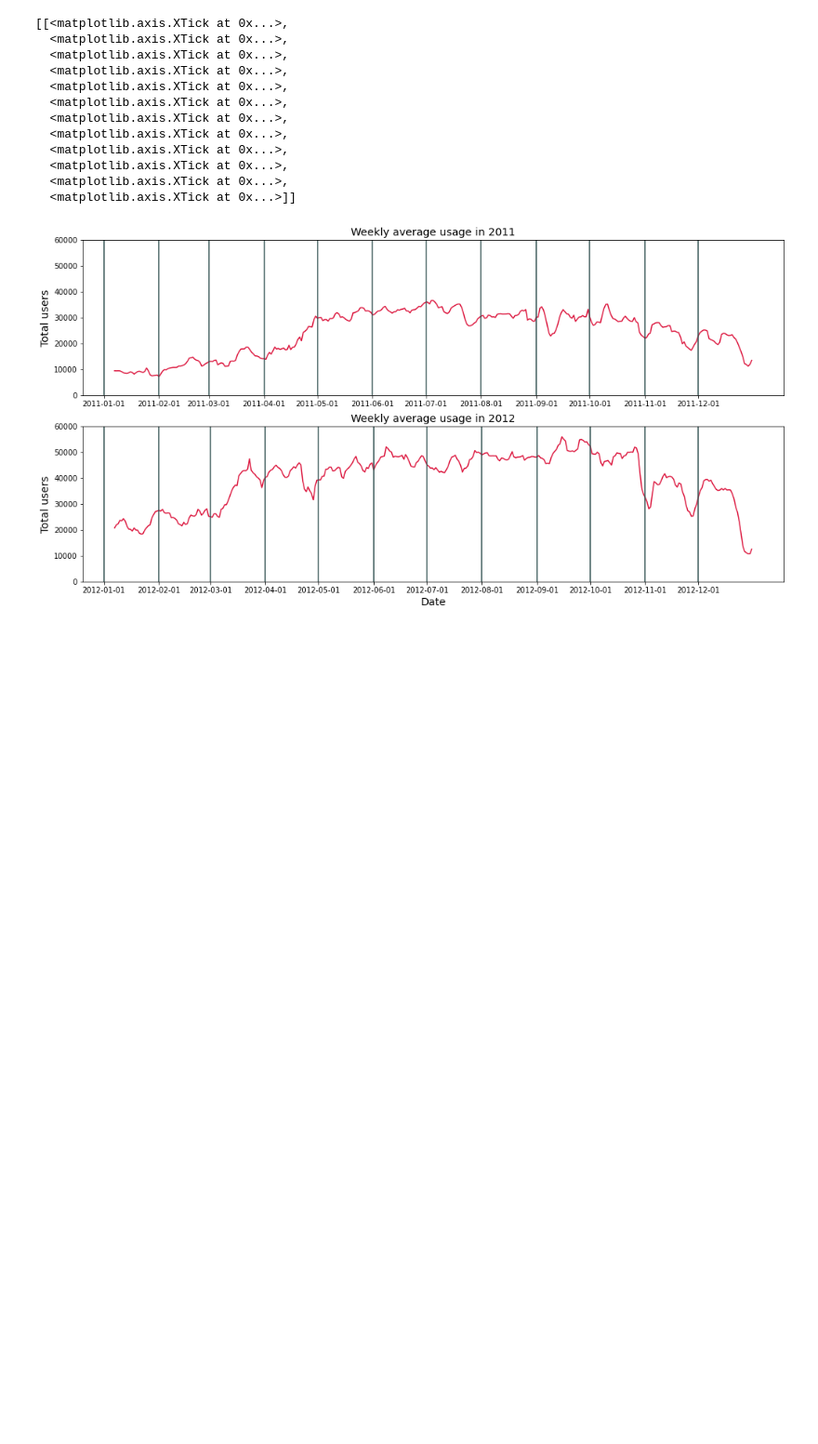
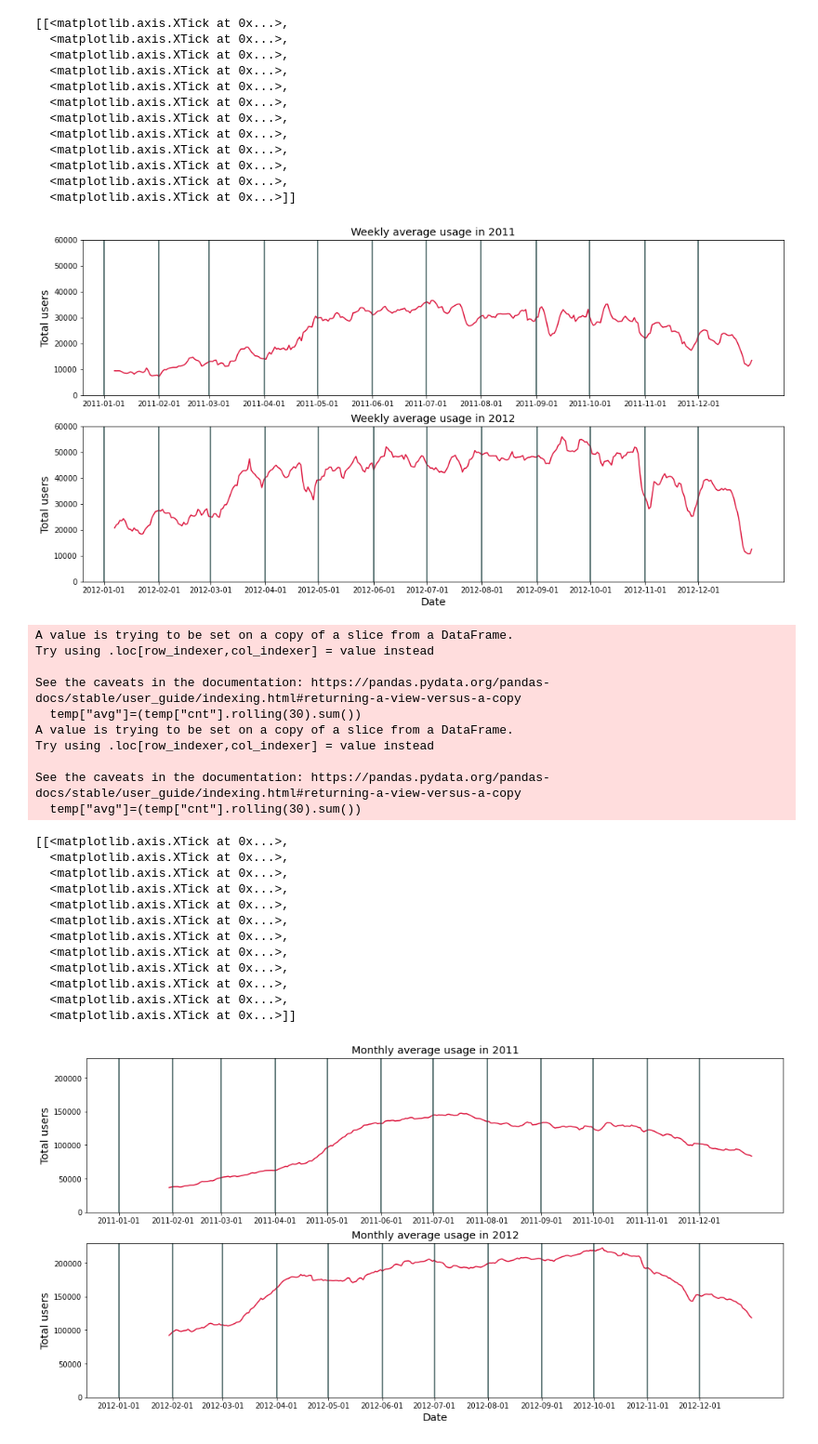
Before and after one commit to gkosmaras/Project_3, a Jupyter notebook: bike_eda.ipynb, the cells around one changed output. Shown at 93% size. Cells and saved outputs as stored; diff of their text form; code cells hidden in the pictures; blank space fills up the shorter version.

```diff
--- a/bike_eda.ipynb
+++ b/bike_eda.ipynb
@@ -280,3 +273,45 @@ See the caveats in the documentation: https://pandas.pydata.org/pandas-docs/stab
   <matplotlib.axis.XTick at 0x...>,
   <matplotlib.axis.XTick at 0x...>]]
 [figure]
+# %%
+fig,ax=plt.subplots(2,1,figsize=(17,8.5))
+temp=daily.loc[(daily["year"]==2011)]
+temp["avg"]=(temp["cnt"].rolling(30).sum())
+sns.lineplot(ax=ax[0],x=temp["date"],y=temp["avg"],color="crimson")
+temp_labels=temp["date"].loc[(temp["day"]==1)]
+for i in range(len(temp_labels)):
+    ax[0].axvline(temp_labels.iloc[i],color="darkslategrey")
+ax[0].set(title="Monthly average usage in 2011",xlabel="",ylabel="Total users",ylim=(0,230000))
+ax[0].set(xticks=temp_labels)
+temp=daily.loc[(daily["year"]==2012)]
+temp["avg"]=(temp["cnt"].rolling(30).sum())
+sns.lineplot(ax=ax[1],x=temp["date"],y=temp["avg"],color="crimson")
+temp_labels=temp["date"].loc[(temp["day"]==1)]
+for i in range(len(temp_labels)):
+    ax[1].axvline(temp_labels.iloc[i],color="darkslategrey")
+ax[1].set(title="Monthly average usage in 2012",xlabel="Date",ylabel="Total users",ylim=(0,230000))
+ax[1].set(xticks=temp_labels)
+# %% [output]
+A value is trying to be set on a copy of a slice from a DataFrame.
+Try using .loc[row_indexer,col_indexer] = value instead
+
+See the caveats in the documentation: https://pandas.pydata.org/pandas-docs/stable/user_guide/indexing.html#returning-a-view-versus-a-copy
+  temp["avg"]=(temp["cnt"].rolling(30).sum())
+A value is trying to be set on a copy of a slice from a DataFrame.
+Try using .loc[row_indexer,col_indexer] = value instead
+
+See the caveats in the documentation: https://pandas.pydata.org/pandas-docs/stable/user_guide/indexing.html#returning-a-view-versus-a-copy
+  temp["avg"]=(temp["cnt"].rolling(30).sum())
+[[<matplotlib.axis.XTick at 0x...>,
+  <matplotlib.axis.XTick at 0x...>,
+  <matplotlib.axis.XTick at 0x...>,
+  <matplotlib.axis.XTick at 0x...>,
+  <matplotlib.axis.XTick at 0x...>,
+  <matplotlib.axis.XTick at 0x...>,
+  <matplotlib.axis.XTick at 0x...>,
+  <matplotlib.axis.XTick at 0x...>,
+  <matplotlib.axis.XTick at 0x...>,
+  <matplotlib.axis.XTick at 0x...>,
+  <matplotlib.axis.XTick at 0x...>,
+  <matplotlib.axis.XTick at 0x...>]]
+[figure, added]
```
Also changed, not shown: parts of 14 cells of this notebook, 12 other files.
